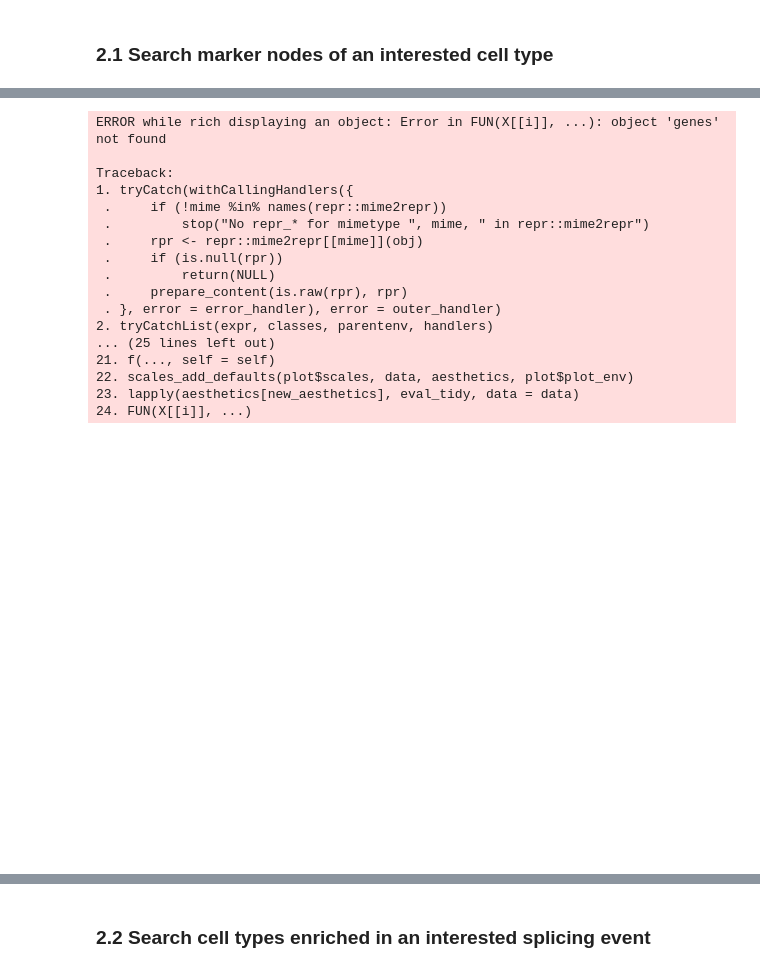
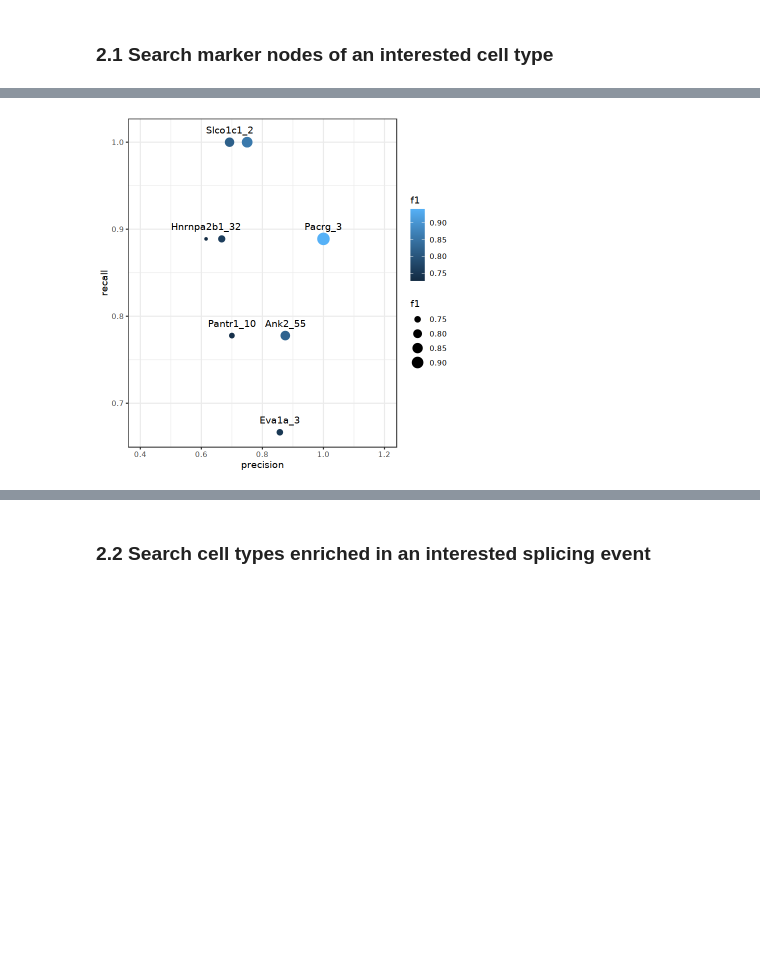
Before and after one commit to hemberg-lab/scfindME, a Jupyter notebook: vignettes/example_workflow.ipynb, the cells around one changed output, grey strips where cells are left out. Cells and saved outputs as stored; diff of their text form; code cells hidden in the pictures; blank space fills up the shorter version.

Commit message:
cellTypeMarkers update

```diff
--- a/vignettes/example_workflow.ipynb
+++ b/vignettes/example_workflow.ipynb
@@ -272,35 +272,18 @@ A data.frame: 10 × 16
 # %%
 # plot the nodes using their precision. recall and f1 scores to examine
 
-ggplot(markers, aes(x = precision, y = recall, colour = f1, label = genes)) +
+ggplot(markers, aes(x = precision, y = recall, colour = f1, label = Node_name)) +
 theme_bw() +
 geom_point(aes(size = f1)) +
 geom_text(vjust = 0,
           nudge_y = 0.01,
           colour = "black",
           check_overlap = T) +
 xlim(0.4, 1.2)
 
 fig(6, 6)
 # %% [output]
-ERROR while rich displaying an object: Error in FUN(X[[i]], ...): object 'genes' not found
-
-Traceback:
-1. tryCatch(withCallingHandlers({
- .     if (!mime %in% names(repr::mime2repr))
- .         stop("No repr_* for mimetype ", mime, " in repr::mime2repr")
- .     rpr <- repr::mime2repr[[mime]](obj)
- .     if (is.null(rpr))
- .         return(NULL)
- .     prepare_content(is.raw(rpr), rpr)
- . }, error = error_handler), error = outer_handler)
-2. tryCatchList(expr, classes, parentenv, handlers)
-... (25 lines left out)
-21. f(..., self = self)
-22. scales_add_defaults(plot$scales, data, aesthetics, plot$plot_env)
-23. lapply(aesthetics[new_aesthetics], eval_tidy, data = data)
-24. FUN(X[[i]], ...)
-[figure, old version]
+[figure, new version]
 # %%
 ## get the annotations of query nodes
 ## use the markers of interested cell type as example
```
Also changed, not shown: parts of 2 cells of this notebook, 1 other file.
